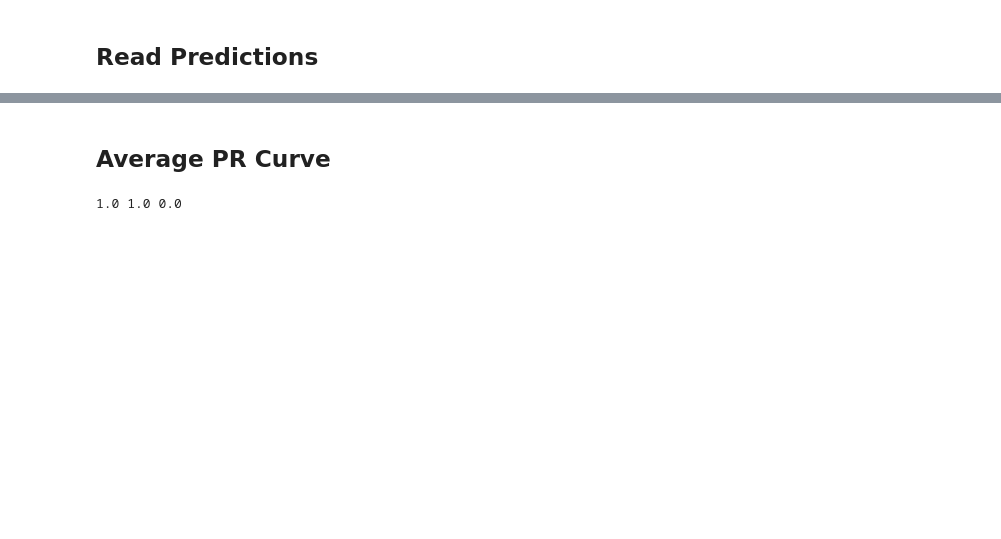
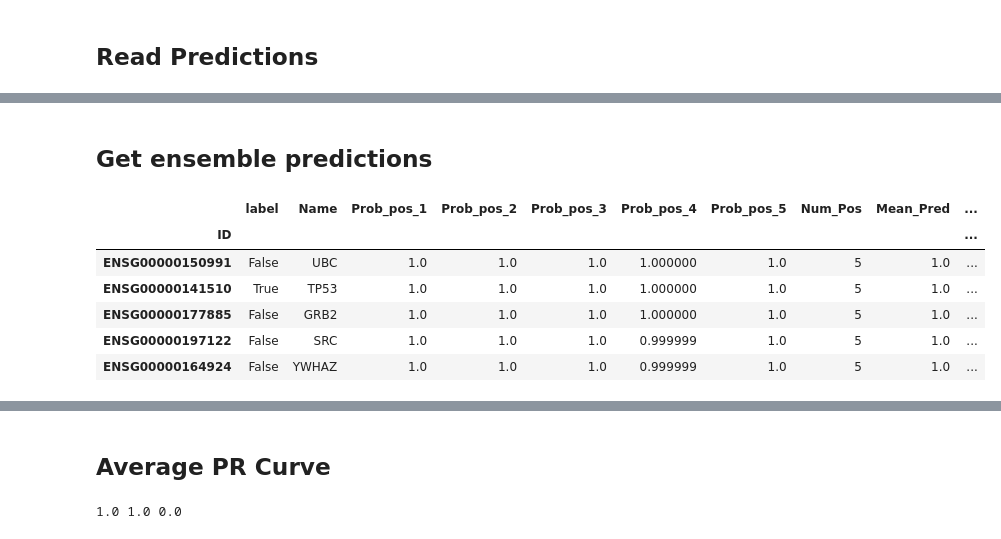
Before and after one commit to schulter/EMOGI, a Jupyter notebook: GCN/cv_performance.ipynb, the cells around one changed output, grey strips where cells are left out. Drawn from its saved outputs; the diff is of its cells as text; code cells hidden in the pictures; blank space fills up the shorter version.

```diff
--- a/GCN/cv_performance.ipynb
+++ b/GCN/cv_performance.ipynb
@@ -44 +46,33 @@ Read predictions from 10 CV runs
+# %% [markdown]
+## Get ensemble predictions
+# %%
+# get node names
+nodes = pd.DataFrame(node_names, columns=['ID', 'Name'])
+nodes.set_index('ID')
+nodes['label'] = np.logical_or(y_train, y_test)
+# construct ensemble data frame
+ensemble_predictions = reduce(lambda left,right: pd.merge(left,right,on='Name'), pred_all)
+# get the names corrected
+ensemble_predictions.columns = ['Name'] + ['Prob_pos_{}'.format(i) for i in range(1, no_cv+1)]
+# restore the IDs which were lost during merging (together with the correct order)
+ensemble_predictions = nodes.join(ensemble_predictions, lsuffix='2')
+ensemble_predictions.drop('Name2', axis=1, inplace=True)
+ensemble_predictions.set_index('ID', inplace=True)
+# add columns for mean statistics (number predictions, mean prediction, std)
+number_cols = [i for i in ensemble_predictions.columns if i.startswith('Prob_pos_')]
+ensemble_predictions['Num_Pos'] = (ensemble_predictions[number_cols] > 0.5).sum(axis=1)
+ensemble_predictions['Mean_Pred'] = ensemble_predictions[number_cols].mean(axis=1)
+ensemble_predictions['Std_Pred'] = ensemble_predictions[number_cols].std(axis=1)
+# write to file
+ens_pred_sorted = ensemble_predictions.sort_values(by='Mean_Pred', ascending=False)
+ens_pred_sorted.to_csv(os.path.join(model_dir, 'ensemble_predictions.tsv'), sep='\t')
+ens_pred_sorted.head()
+# %% [output]
+|  | label | Name | Prob_pos_1 | Prob_pos_2 | Prob_pos_3 | Prob_pos_4 | Prob_pos_5 | Num_Pos | Mean_Pred | ... |
+| ID |  |  |  |  |  |  |  |  |  | ... |
+| ENSG00000150991 | False | UBC | 1.0 | 1.0 | 1.0 | 1.000000 | 1.0 | 5 | 1.0 | ... |
+| ENSG00000141510 | True | TP53 | 1.0 | 1.0 | 1.0 | 1.000000 | 1.0 | 5 | 1.0 | ... |
+| ENSG00000177885 | False | GRB2 | 1.0 | 1.0 | 1.0 | 1.000000 | 1.0 | 5 | 1.0 | ... |
+| ENSG00000197122 | False | SRC | 1.0 | 1.0 | 1.0 | 0.999999 | 1.0 | 5 | 1.0 | ... |
+| ENSG00000164924 | False | YWHAZ | 1.0 | 1.0 | 1.0 | 0.999999 | 1.0 | 5 | 1.0 | ... |
 # %% [markdown]
```
Also changed, not shown: parts of 11 cells of this notebook.
